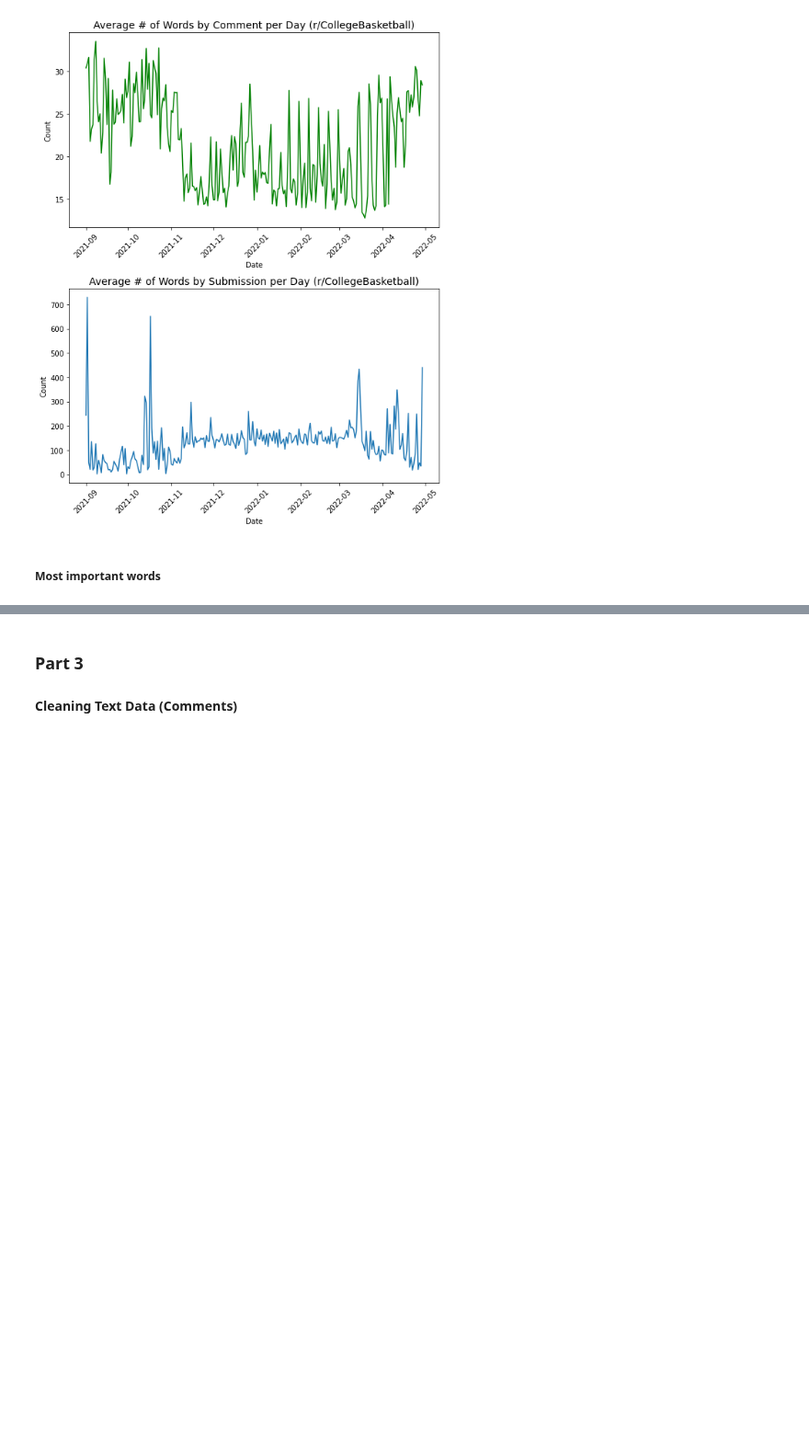
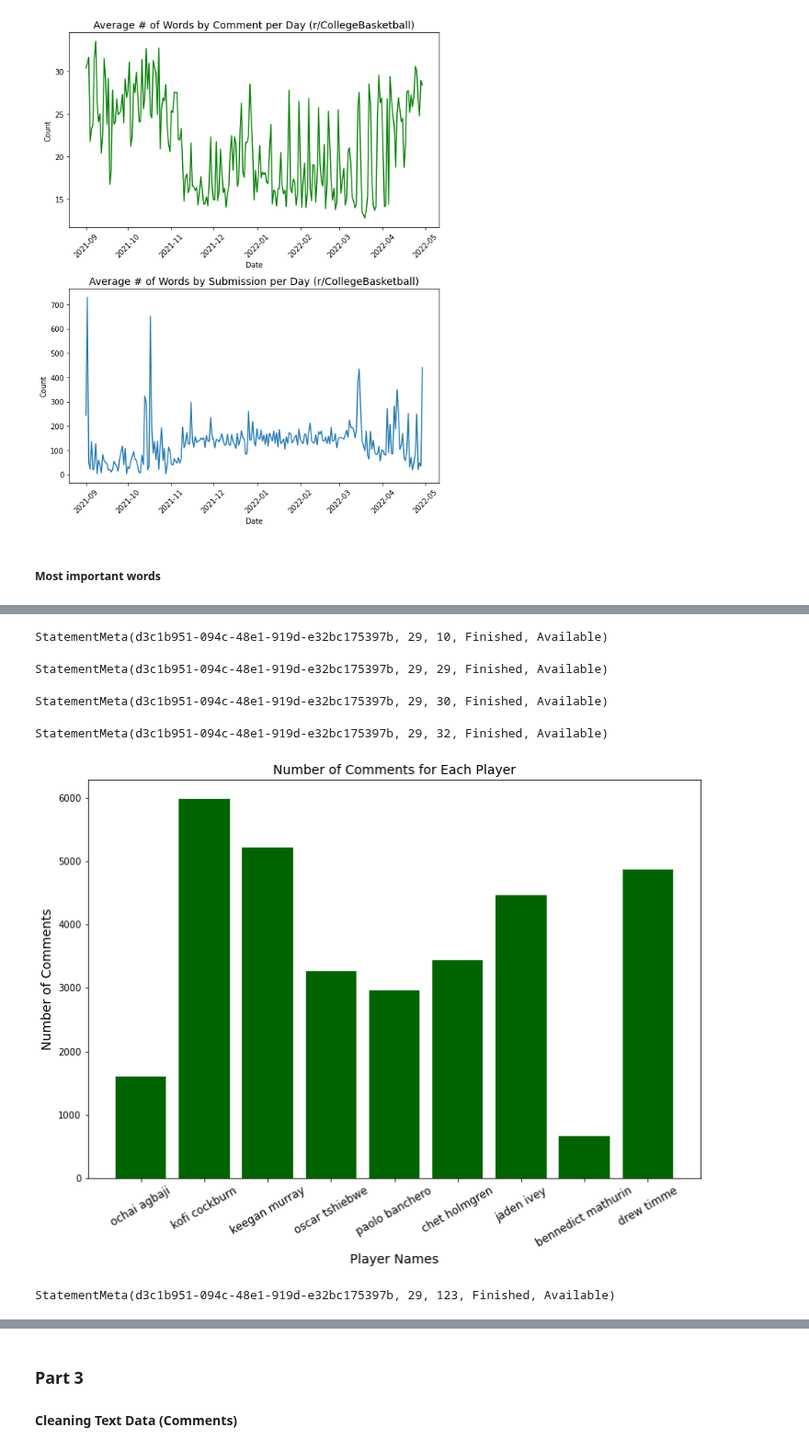
Before and after one commit to gu-dsan6000/fall-2023-reddit-project-team-26, a Jupyter notebook: code/nlp/project_nlp_cleaning.ipynb, the cells around one changed output, grey strips where cells are left out. Shown at 92% size. Saved outputs shown, nothing was run; the diff lists cells and outputs as text; code cells hidden in the pictures; blank space fills up the shorter version.

```diff
--- a/code/nlp/project_nlp_cleaning.ipynb
+++ b/code/nlp/project_nlp_cleaning.ipynb
@@ -189,0 +202,55 @@ result_df.show(truncate=False)
+# %%
+comments = comments.cache()
+submissions = submissions.cache()
+# %% [output]
+StatementMeta(d3c1b951-094c-48e1-919d-e32bc175397b, 29, 10, Finished, Available)
+# %%
+# search for player names
+
+# names of some of the top players in the 2021-2022 season
+player_names = ["ochai agbaji", "kofi cockburn", "keegan murray","oscar tshiebwe", "paolo banchero","chet holmgren","jaden ivey","bennedict mathurin","drew timme"]
+comments_cb = comments.filter(col("subreddit")=="CollegeBasketball") # look only at cbb subreddit
+
+comments_cb = comments_cb.withColumn("body", lower(col("body"))) # convert body to lower case
+
+# for each name indicate if first/last name is in the comment
+for player_name in player_names:
+    first_name, last_name = player_name.split()
+    comments_cb = comments_cb.withColumn(player_name, when((comments_cb.body.contains(first_name)) | (comments_cb.body.contains(last_name)), 1).otherwise(0))
+# %% [output]
+StatementMeta(d3c1b951-094c-48e1-919d-e32bc175397b, 29, 29, Finished, Available)
+# %%
+mentions = [comments_cb.select(name).agg({"*": "sum"}).collect()[0][0] for name in player_names] # count number of mentions by player
+# %% [output]
+StatementMeta(d3c1b951-094c-48e1-919d-e32bc175397b, 29, 30, Finished, Available)
+# %%
+# plotting # of mentions by player
+plt.figure(figsize=(12,8))
+plt.bar(player_names, mentions, color='darkgreen')
+plt.xlabel('Player Names', fontsize = 14)
+plt.xticks(rotation = 30, fontsize = 12)
+plt.ylabel('Number of Comments', fontsize = 14)
+plt.title('Number of Comments for Each Player', fontsize = 14)
+plt.show()
+# %% [output]
+StatementMeta(d3c1b951-094c-48e1-919d-e32bc175397b, 29, 32, Finished, Available)
+[figure, added]
+# %%
+x = ("kofi cockburn", "keegan murray","oscar tshiebwe", "paolo banchero","chet holmgren","jaden ivey","bennedict mathurin","drew timme")
+mentions_month = (
+    comments_cb
+    .groupBy("month")
+    .agg(
+        sum("ochai agbaji").alias("Ochai Agbaji"),
+        sum("keegan murray").alias("Keegan Murray"),
+        sum("oscar tshiebwe").alias("Oscar Tshiebwe"),
+        sum("paolo banchero").alias("Paolo Banchero"),
+        sum("chet holmgren").alias("Chet Holmgren"),
+        sum("jaden ivey").alias("Jaden Ivey"),
+        sum("bennedict mathurin").alias("Bennedict Mathurin"),
+        sum("drew timme").alias("Drew Timme"),
+
+    )
+).toPandas()
+# %% [output]
+StatementMeta(d3c1b951-094c-48e1-919d-e32bc175397b, 29, 123, Finished, Available)
```
Also changed, not shown: parts of 14 cells of this notebook.
